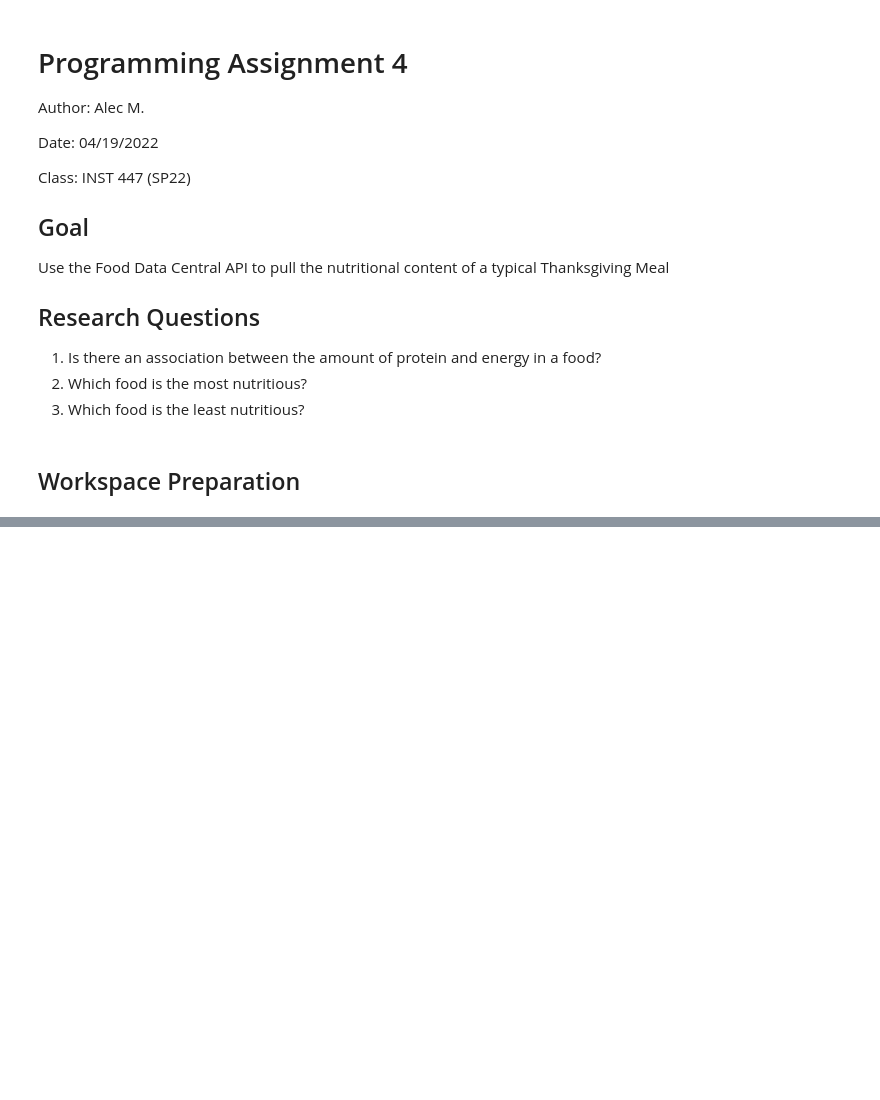
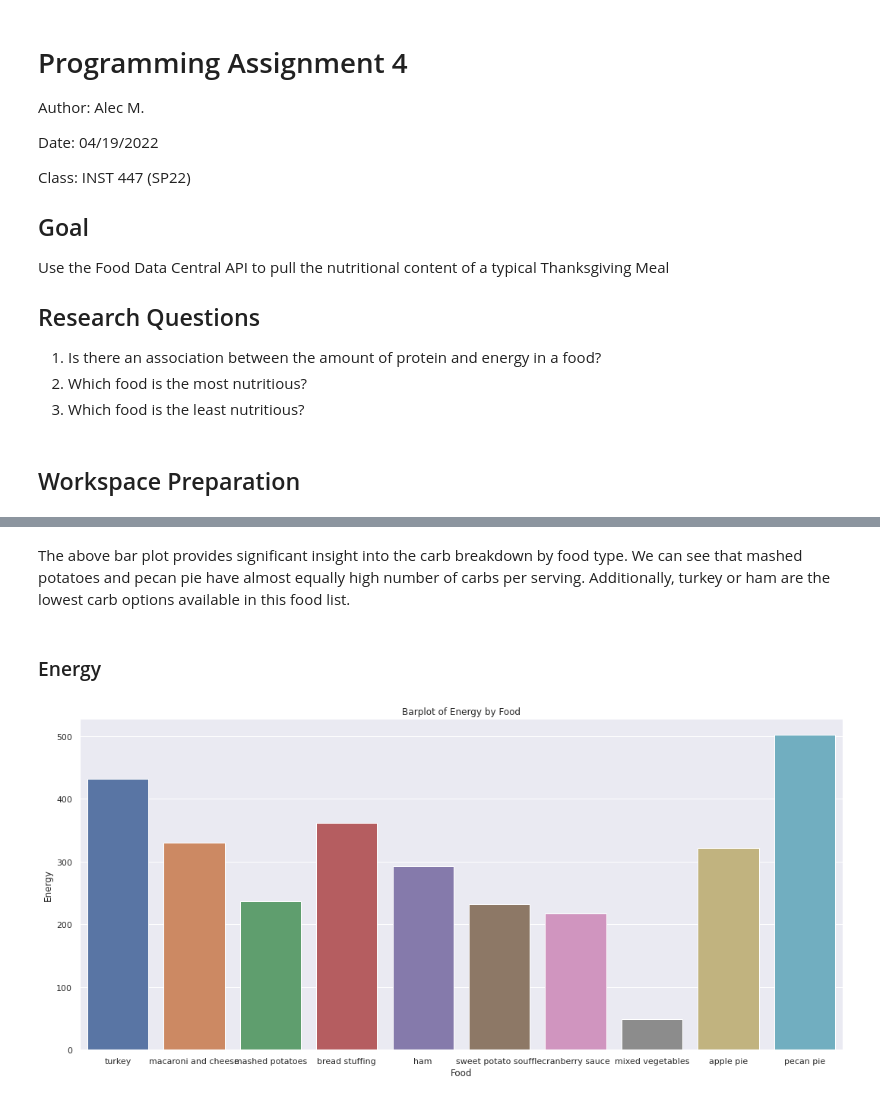
Before and after one commit to amattu2/INST-447, a Jupyter notebook: Assignments/4/4.ipynb, the cells around one changed output, grey strips where cells are left out. Saved outputs shown, nothing was run; the diff lists cells and outputs as text; code cells hidden in the pictures; blank space fills up the shorter version.

```diff
--- a/Assignments/4/4.ipynb
+++ b/Assignments/4/4.ipynb
@@ -191,0 +148,17 @@ Text(0.5, 1.0, 'RQ3: Which food has the most fat?')
+# %% [markdown]
+The above bar plot provides significant insight into the carb  breakdown by food type. We can see that mashed potatoes and pecan pie have almost equally high number of carbs per serving. Additionally, turkey or ham are the lowest carb options available in this food list.
+# %% [markdown]
+### Energy
+# %%
+# Create Plot
+sns.barplot(y = 'Energy', x = 'Food', data = all_foods)
+
+# Add Labels
+plt.title("Barplot of Energy by Food")
+plt.ylabel("Energy")
+plt.xlabel("Food")
+
+# Hide Output
+None;
+# %% [output]
+[figure, added]
```
Also changed, not shown: parts of 32 cells of this notebook, 1 other file.
